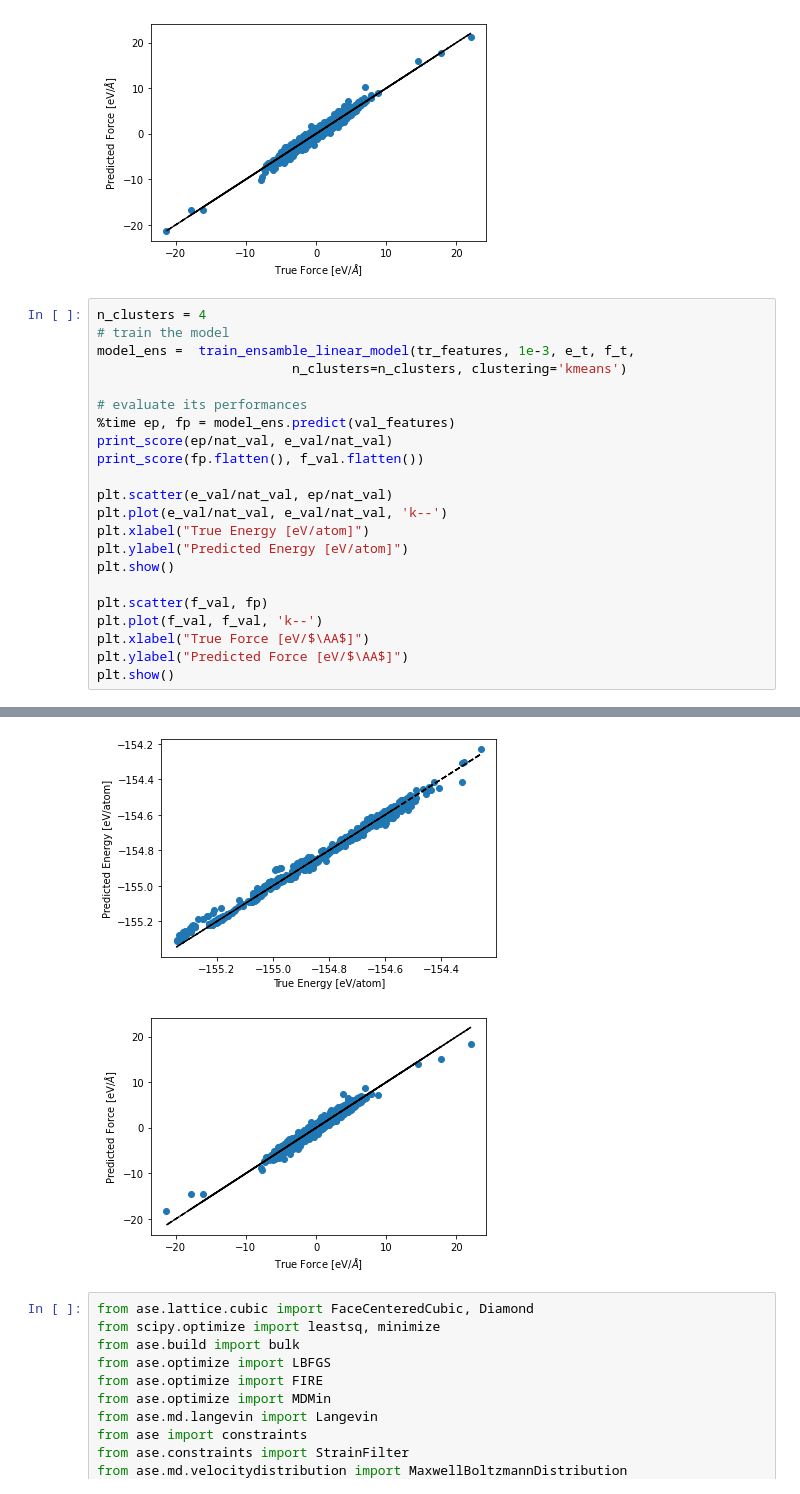
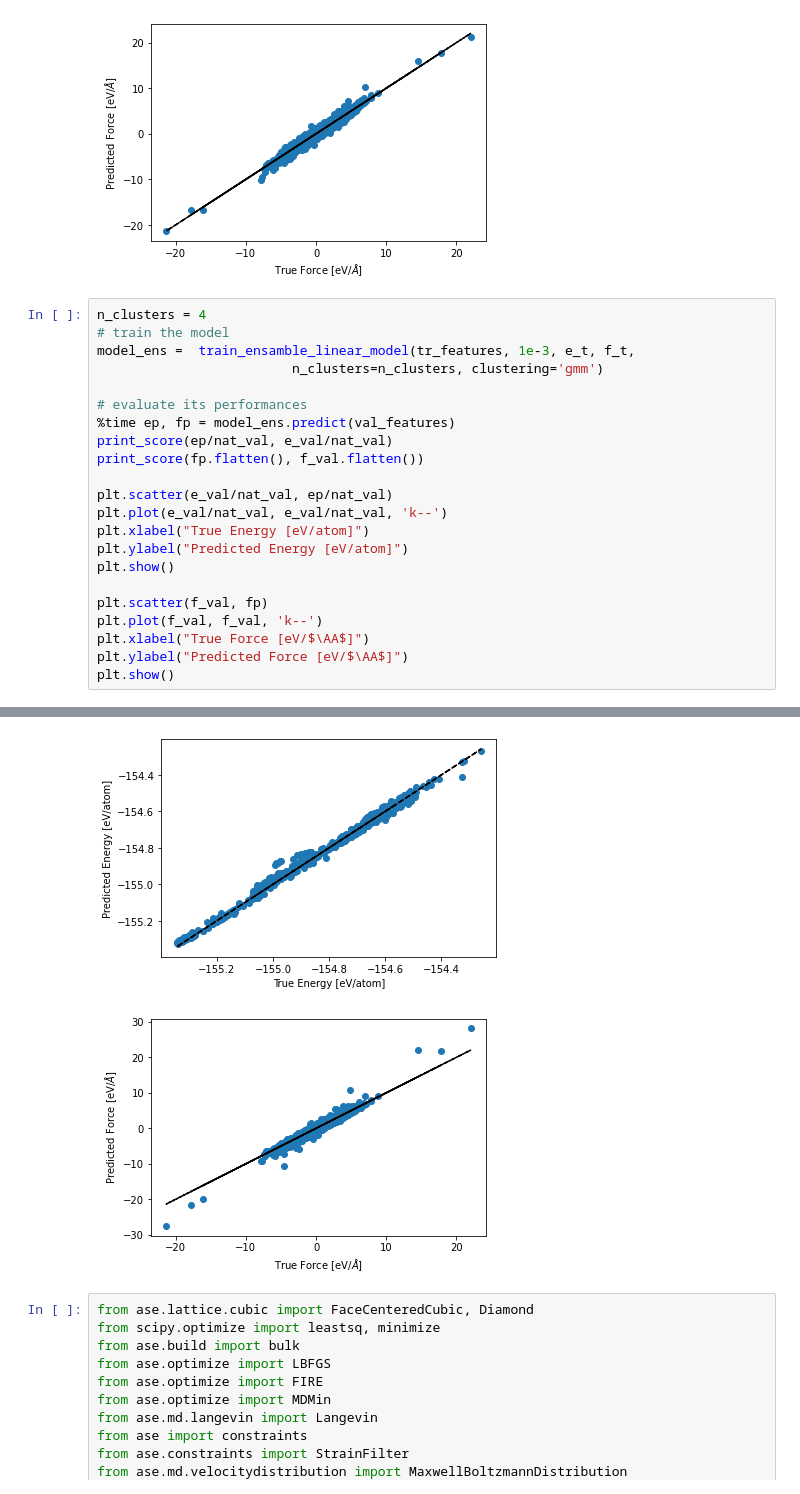
Before and after one commit to ClaudioZeni/Castle, a Jupyter notebook: notebooks/Test.ipynb, the cells around one changed output, grey strips where cells are left out. Cells and saved outputs as stored; diff of their text form.

```diff
--- a/notebooks/Test.ipynb
+++ b/notebooks/Test.ipynb
@@ -60,7 +60,7 @@ MAE=0.167 RMSE=0.230 SUP=3.254 R2=0.929
 n_clusters = 4
 # train the model
 model_ens =  train_ensamble_linear_model(tr_features, 1e-3, e_t, f_t,
-                         n_clusters=n_clusters, clustering='kmeans')
+                         n_clusters=n_clusters, clustering='gmm')
 
 # evaluate its performances
 %time ep, fp = model_ens.predict(val_features)
@@ -86,5 +86,5 @@ MAE=0.150 RMSE=0.203 SUP=3.596 R2=0.942
-[figure, old version]
+[figure, new version]
-[figure, old version]
+[figure, new version]
 # %%
 from ase.lattice.cubic import FaceCenteredCubic, Diamond
 from scipy.optimize import leastsq, minimize
```
Also changed, not shown: parts of 3 cells of this notebook, 3 other files.
